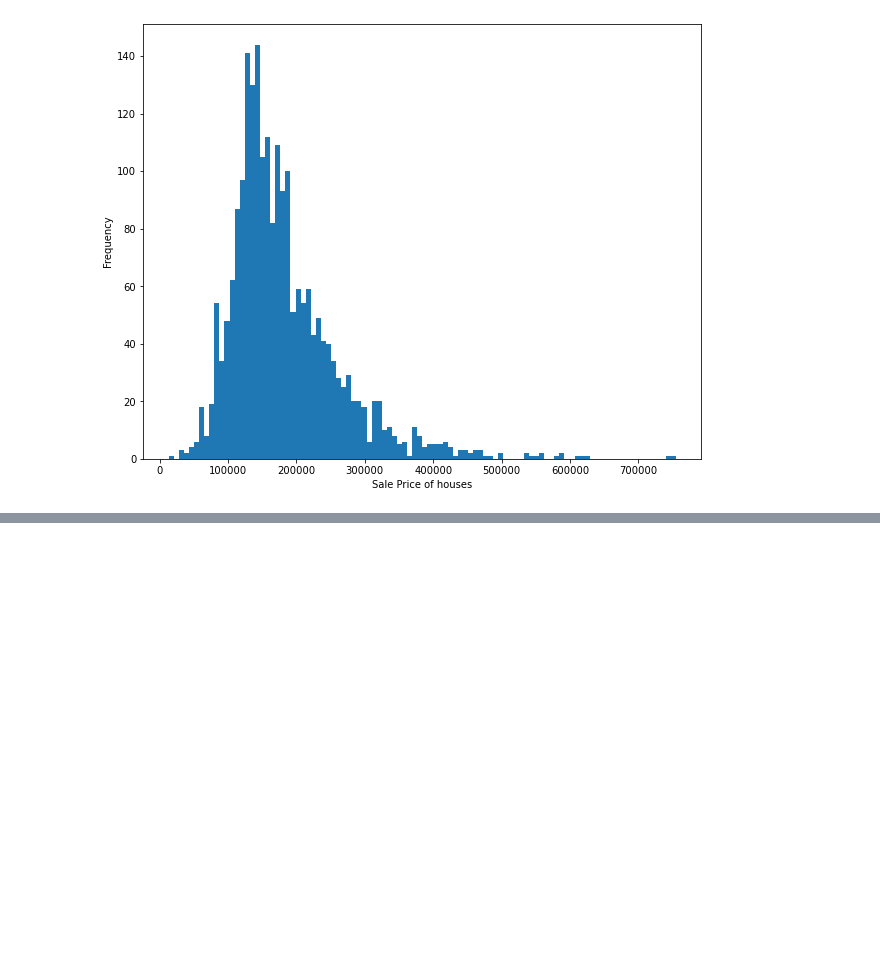
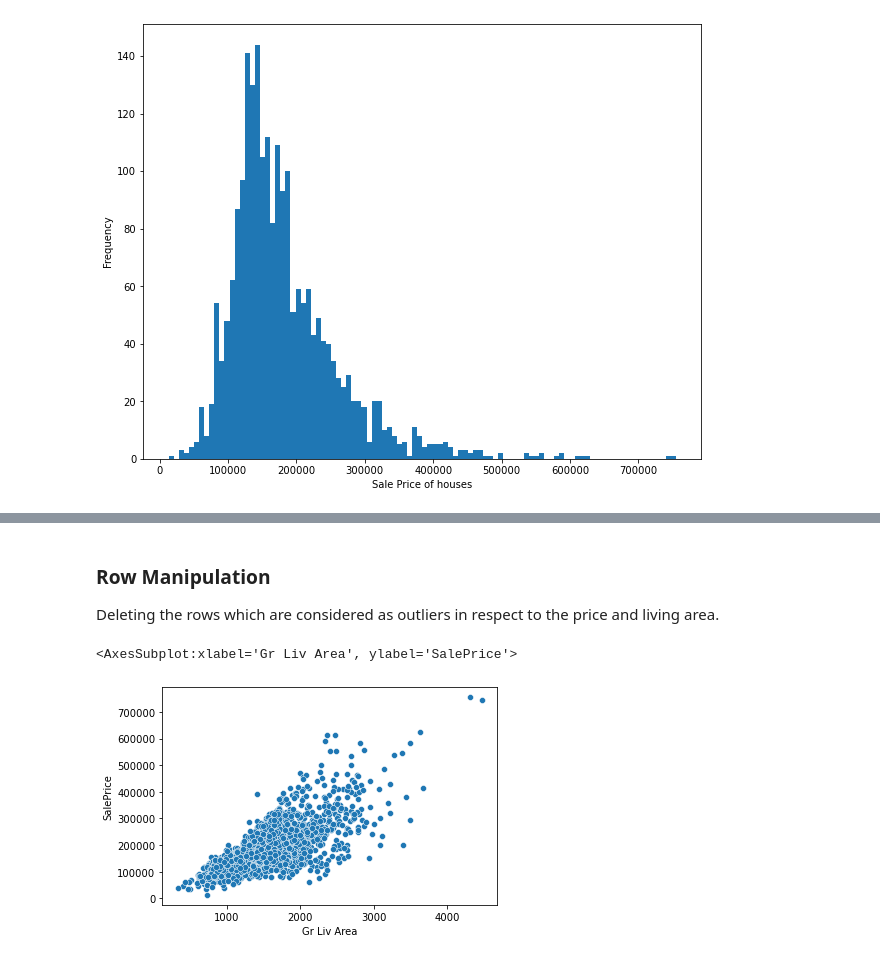
Before and after one commit to srijita0814/house_price_prediction, a Jupyter notebook: House_Price_Prediction.ipynb, the cells around one changed output, grey strips where cells are left out. Saved outputs shown, nothing was run; the diff lists cells and outputs as text; code cells hidden in the pictures; blank space fills up the shorter version.

```diff
--- a/House_Price_Prediction.ipynb
+++ b/House_Price_Prediction.ipynb
@@ -105,0 +150,12 @@ df_new.shape
+# %% [markdown]
+### Row Manipulation
+Deleting the rows which are considered as outliers in respect to the price and living area.
+# %%
+#Remove outlier rows which have living area more than 4000 and price less than 400000
+df_train=df_train.drop(df_train[(df_train['Gr Liv Area'] > 4000) & (df_train['SalePrice'] < 400000)].index, axis=0)
+# %%
+#Visualize the data to be used for the model
+sb.scatterplot(x='Gr Liv Area', y='SalePrice', data=df_train)
+# %% [output]
+<AxesSubplot:xlabel='Gr Liv Area', ylabel='SalePrice'>
+[figure, added]
```
Also changed, not shown: parts of 90 cells of this notebook.
